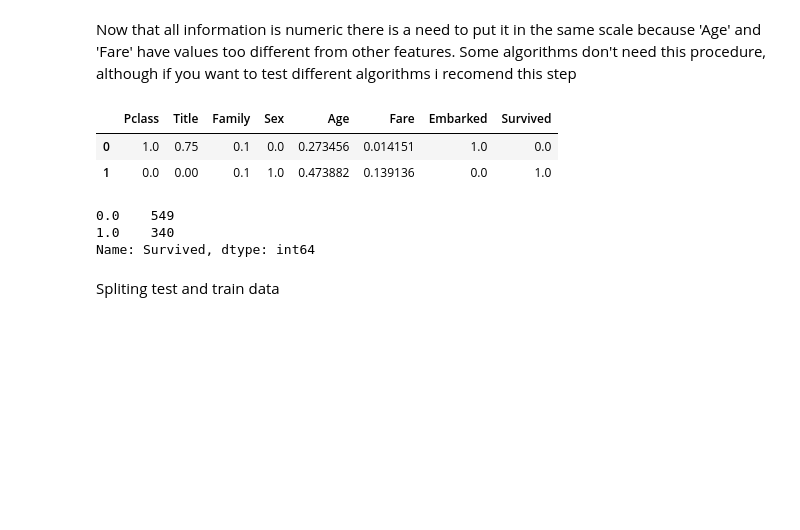
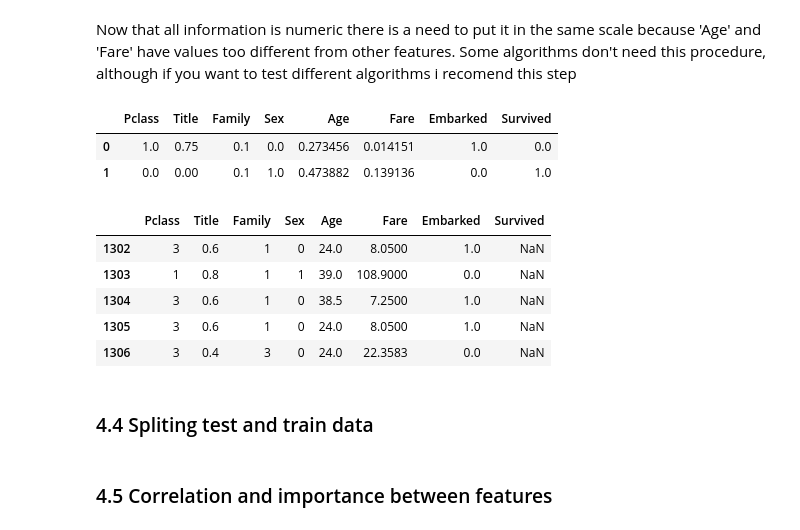
Before and after one commit to ivochula/Data_Science_Portfolio, a Jupyter notebook: Titanic/Titanic.ipynb, the cells around one changed output. Drawn from its saved outputs; the diff is of its cells as text; code cells hidden in the pictures; blank space fills up the shorter version.

```diff
--- a/Titanic/Titanic.ipynb
+++ b/Titanic/Titanic.ipynb
@@ -537,12 +524,15 @@ df_norm_final.head(2)
 |  | Pclass | Title | Family | Sex | Age | Fare | Embarked | Survived |
 | 0 | 1.0 | 0.75 | 0.1 | 0.0 | 0.273456 | 0.014151 | 1.0 | 0.0 |
 | 1 | 0.0 | 0.00 | 0.1 | 1.0 | 0.473882 | 0.139136 | 0.0 | 1.0 |
-# %%
-df_Y.value_counts()
-# %% [output]
-0.0    549
-1.0    340
-Name: Survived, dtype: int64
+# %%
+df_clean.tail()
+# %% [output]
+|  | Pclass | Title | Family | Sex | Age | Fare | Embarked | Survived |
+| 1302 | 3 | 0.6 | 1 | 0 | 24.0 | 8.0500 | 1.0 | NaN |
+| 1303 | 1 | 0.8 | 1 | 1 | 39.0 | 108.9000 | 0.0 | NaN |
+| 1304 | 3 | 0.6 | 1 | 0 | 38.5 | 7.2500 | 1.0 | NaN |
+| 1305 | 3 | 0.6 | 1 | 0 | 24.0 | 8.0500 | 1.0 | NaN |
+| 1306 | 3 | 0.4 | 3 | 0 | 24.0 | 22.3583 | 0.0 | NaN |
 # %% [markdown]
-Spliting test and train data
+### 4.4 Spliting test and train data
 # %%
@@ -550,0 +541,2 @@ Spliting test and train data
+# %% [markdown]
+### 4.5 Correlation and importance between features
```
Also changed, not shown: parts of 8 cells of this notebook.
